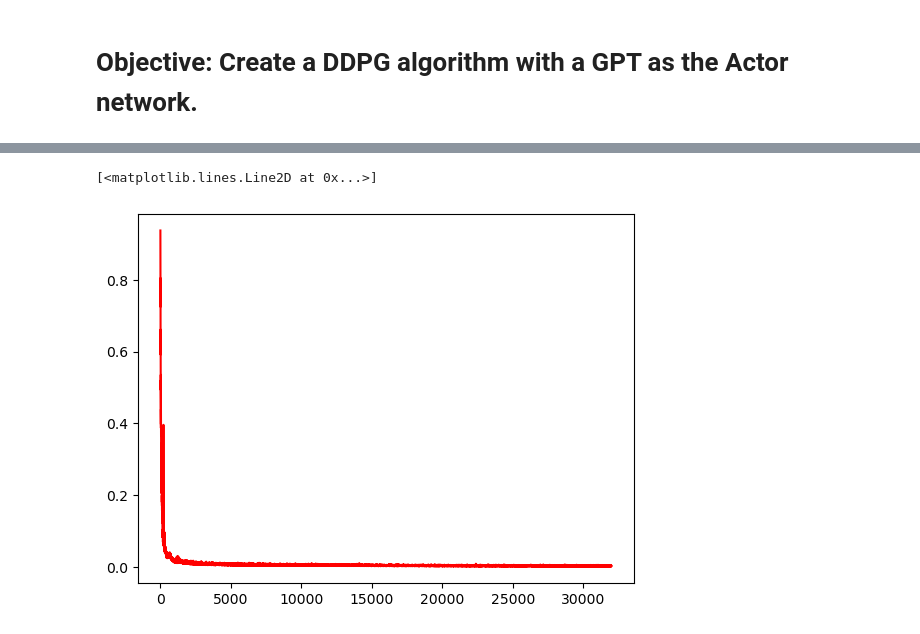
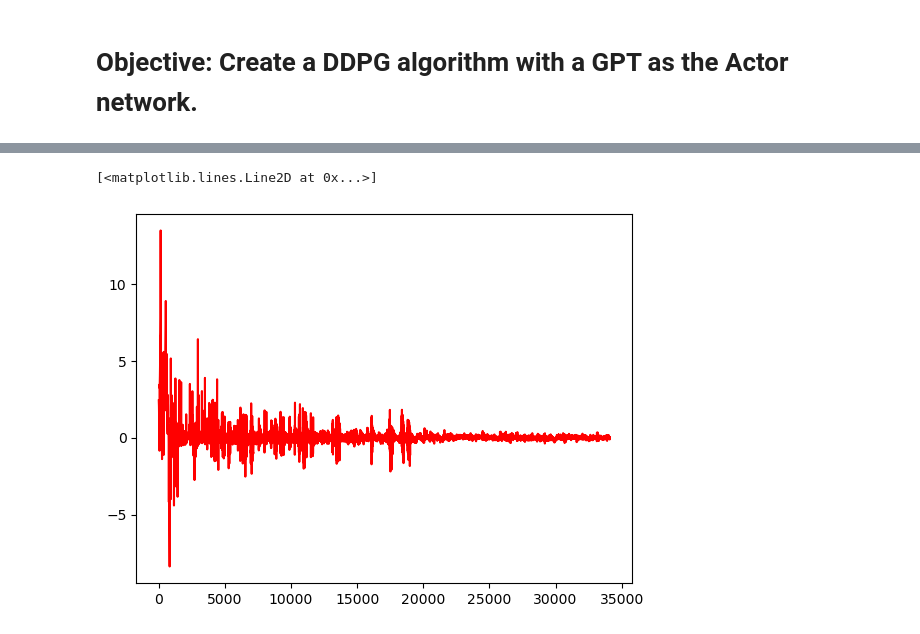
Before and after one commit to gustavobartho/machine-learning, a Jupyter notebook: Outros/DDPG_with_GPT/DDPG_with_GPT_LunarLander.ipynb, the cells around one changed output, grey strips where cells are left out. Saved outputs shown, nothing was run; the diff lists cells and outputs as text; code cells hidden in the pictures.

```diff
--- a/Outros/DDPG_with_GPT/DDPG_with_GPT_LunarLander.ipynb
+++ b/Outros/DDPG_with_GPT/DDPG_with_GPT_LunarLander.ipynb
@@ -511,24 +512,30 @@ class DDPG_GPT_Agent(object):
 
         self.ct_loss = []
         self.ac_loss_rw = []
-        self.ac_loss_st = []
+        self.state_error = []
         self.scores_history = []
         self.steps_history = []
         self.ac_loss_final = []
 
         plt.ion()
         self.fig = plt.figure()
-        self.ac_loss_rw_plot = self.fig.add_subplot(221)
+        self.ac_loss_rw_plot = self.fig.add_subplot(321)
         self.ac_loss_rw_plot.title.set_text('Actor return loss')
 
-        self.ac_loss_st_plot = self.fig.add_subplot(222)
-        self.ac_loss_st_plot.title.set_text('Actor state loss')
+        self.state_error_plot = self.fig.add_subplot(322)
+        self.state_error_plot.title.set_text('State prediction error')
 
-        self.ac_loss_final_plot = self.fig.add_subplot(223)
+        self.ac_loss_final_plot = self.fig.add_subplot(323)
         self.ac_loss_final_plot.title.set_text('Actor final loss')
 
-        self.ct_loss_plot = self.fig.add_subplot(224)
+        self.ct_loss_plot = self.fig.add_subplot(324)
         self.ct_loss_plot.title.set_text('Critic loss')
+
+        self.steps_plot = self.fig.add_subplot(325)
+        self.steps_plot.title.set_text('Steps')
+
+        self.reward_plot = self.fig.add_subplot(326)
+        self.reward_plot.title.set_text('Rewards')
 
     #--------------------------------------------------------------------
     def act(self, env):
@@ -543,8 +550,9 @@ class DDPG_GPT_Agent(object):
         done = False
         while not done:
             env.render()
-            action = self.policy(states, positions, actions, explore=False)
+            _, action = self.policy(states, positions, actions, explore=False)
             state, reward, done, term, info = env.step(action)
+            done = done or term
             step += 1
 
             states = tf.concat((states, state.reshape(1, 1, -1)), axis=1)
@@ -566,14 +574,14 @@ class DDPG_GPT_Agent(object):
     def policy(self, states, positions, actions, explore=True):
         """ Generates an action from a group of states and add exploration """
         # gets the action
-        action = self.actor.act(states, self.get_position_sin_encoding(self.a_embedding_dim, positions), actions)
+        pred_state, action = self.actor.act(states, self.get_position_sin_encoding(self.a_embedding_dim, positions), actions)
         # takes the exploration with the epsilon probability
         if explore and np.random.rand() < self.epsilon: action += self.ou_noise()
         # clip the action to be between min and max values
         action = np.clip(action, a_min=self.action_min, a_max=self.action_max)
         action[np.isnan(action)] = 0
 
-        return action
+        return pred_state, action
 
     #--------------------------------------------------------------------
     def record_memories(self, steps):
@@ -707,7 +715,6 @@ class DDPG_GPT_Agent(object):
             if grad is not None
         )
         self.ac_loss_rw.append(return_loss)
-        self.ac_loss_st.append(state_loss)
         self.ac_loss_final.append(actor_loss)
 
         self.epsilon = max(self.epsilon_min, self.epsilon*self.epsilon_decay)
@@ -716,9 +723,11 @@ class DDPG_GPT_Agent(object):
     #--------------------------------------------------
     def update_plots(self):
         self.ac_loss_rw_plot.plot(np.arange(len(self.ac_loss_rw)), self.ac_loss_rw,'r-')
-        self.ac_loss_st_plot.plot(np.arange(len(self.ac_loss_st)), self.ac_loss_st,  'r-')
+        self.state_error_plot.plot(np.arange(len(self.state_error)), self.state_error,  'r-')
         self.ac_loss_final_plot.plot(np.arange(len(self.ac_loss_final)), self.ac_loss_final,  'r-')
         self.ct_loss_plot.plot(np.arange(len(self.ct_loss)), self.ct_loss,  'r-')
+        self.steps_plot.plot(np.arange(len(self.steps_history)), self.steps_history,  'r-')
+        self.reward_plot.plot(np.arange(len(self.scores_history )), self.scores_history ,  'r-')
 
         self.fig.canvas.draw()
         self.fig.canvas.flush_events()
@@ -754,8 +763,10 @@ class DDPG_GPT_Agent(object):
                 memory_steps = []
 
                 for _ in range(step_per_train):
-                    action = self.policy(states, positions, actions)
+                    pred_state, action = self.policy(states, positions, actions)
                     new_state, reward, done, term, info = env.step(action)
+                    self.state_error.append(np.sum(new_state - pred_state))
+                    done = done or term
                     self.print_data(verbose, episode, step, score)
 
                     memory_steps.append({
@@ -818,7 +829,7 @@ class DDPG_GPT_Agent(object):
         self.actor.loadModel(a_path)
         self.critic.loadModel(c_path)
 # %%
-env = gym.make("LunarLander-v2", continuous=True, render_mode='human')
+env = gym.make("LunarLander-v2", continuous=True, render_mode='human', max_episode_steps = 500)
 batch_size = 256
 block_size = 16
 state_dim = env.observation_space.shape[0]
@@ -835,8 +846,8 @@ epsilon_min = 0.3
 
 # Actor hyperparameter
 a_n_layer = 2
-a_num_heads = 2
-a_embedding_dim = 20
+a_num_heads = 3
+a_embedding_dim = 25
 a_learning_rate = 5e-5
 a_head_op_type = 1
 
@@ -969,9 +979,9 @@ plt.plot(np.arange(len(agent.ac_loss_rw)), agent.ac_loss_rw, color='r')
 # %%
 %matplotlib inline
-plt.plot(np.arange(len(agent.ac_loss_st)), agent.ac_loss_st, color='r')
+plt.plot(np.arange(len(agent.state_error)), agent.state_error, color='r')
 # %% [output]
 [<matplotlib.lines.Line2D at 0x...>]
-[figure, old version]
+[figure, new version]
 # %%
 %matplotlib inline
 plt.plot(np.arange(len(agent.ac_loss_final)), agent.ac_loss_final, color='r')
```
Also changed, not shown: parts of 10 cells of this notebook.
